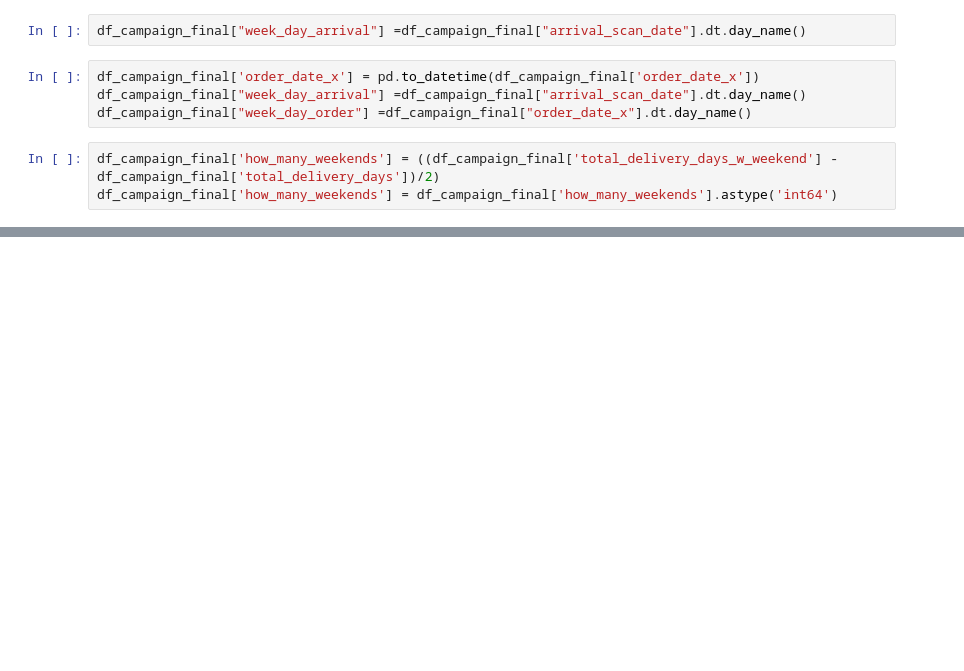
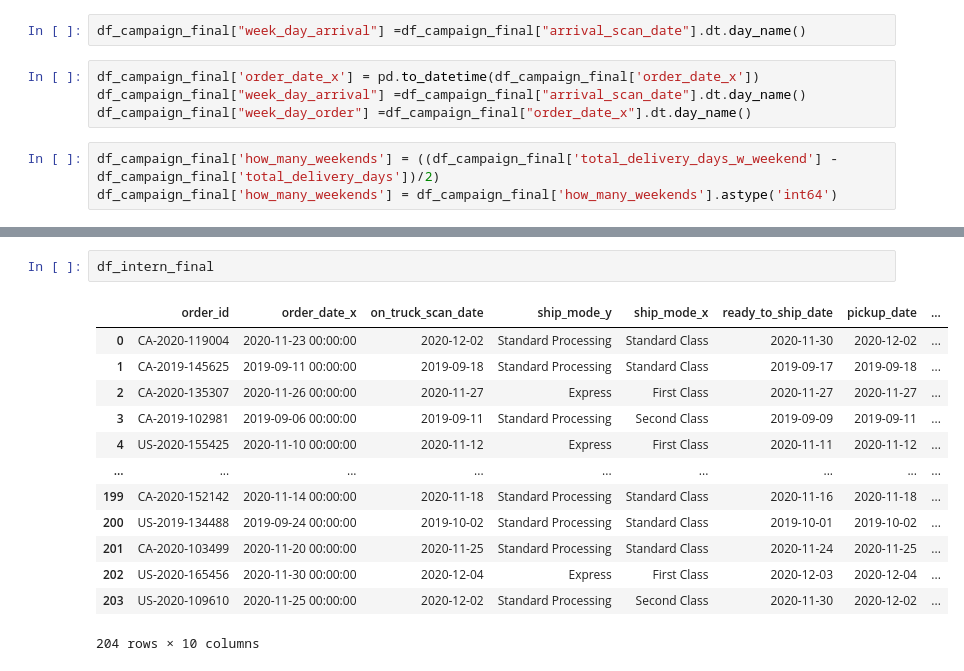
Before and after one commit to EvansWitte/Muesli_EDA, a Jupyter notebook: muesli_company.ipynb, the cells around one changed output, grey strips where cells are left out. Saved outputs shown, nothing was run; the diff lists cells and outputs as text; blank space fills up the shorter version.

```diff
--- a/muesli_company.ipynb
+++ b/muesli_company.ipynb
@@ -123,3 +144,19 @@ pd.crosstab(index=df_intern_final["ship_mode_y"],columns=df_intern_final["work_d
 | ship_mode_y |  |  |  |  |  |  |
 | Express | 33.96 | 15.09 | 28.30 | 22.64 | 0.00 | 0.00 |
 | Standard Processing | 2.65 | 2.65 | 19.87 | 29.80 | 31.79 | 13.25 |
+# %%
+df_intern_final
+# %% [output]
+|  | order_id | order_date_x | on_truck_scan_date | ship_mode_y | ship_mode_x | ready_to_ship_date | pickup_date | ... |
+| 0 | CA-2020-119004 | 2020-11-23 00:00:00 | 2020-12-02 | Standard Processing | Standard Class | 2020-11-30 | 2020-12-02 | ... |
+| 1 | CA-2019-145625 | 2019-09-11 00:00:00 | 2019-09-18 | Standard Processing | Standard Class | 2019-09-17 | 2019-09-18 | ... |
+| 2 | CA-2020-135307 | 2020-11-26 00:00:00 | 2020-11-27 | Express | First Class | 2020-11-27 | 2020-11-27 | ... |
+| 3 | CA-2019-102981 | 2019-09-06 00:00:00 | 2019-09-11 | Standard Processing | Second Class | 2019-09-09 | 2019-09-11 | ... |
+| 4 | US-2020-155425 | 2020-11-10 00:00:00 | 2020-11-12 | Express | First Class | 2020-11-11 | 2020-11-12 | ... |
+| ... | ... | ... | ... | ... | ... | ... | ... | ... |
+| 199 | CA-2020-152142 | 2020-11-14 00:00:00 | 2020-11-18 | Standard Processing | Standard Class | 2020-11-16 | 2020-11-18 | ... |
+| 200 | US-2019-134488 | 2019-09-24 00:00:00 | 2019-10-02 | Standard Processing | Standard Class | 2019-10-01 | 2019-10-02 | ... |
+| 201 | CA-2020-103499 | 2020-11-20 00:00:00 | 2020-11-25 | Standard Processing | Standard Class | 2020-11-24 | 2020-11-25 | ... |
+| 202 | US-2020-165456 | 2020-11-30 00:00:00 | 2020-12-04 | Express | First Class | 2020-12-03 | 2020-12-04 | ... |
+| 203 | US-2020-109610 | 2020-11-25 00:00:00 | 2020-12-02 | Standard Processing | Second Class | 2020-11-30 | 2020-12-02 | ... |
+204 rows × 10 columns
```
Also changed, not shown: parts of 41 cells of this notebook.
